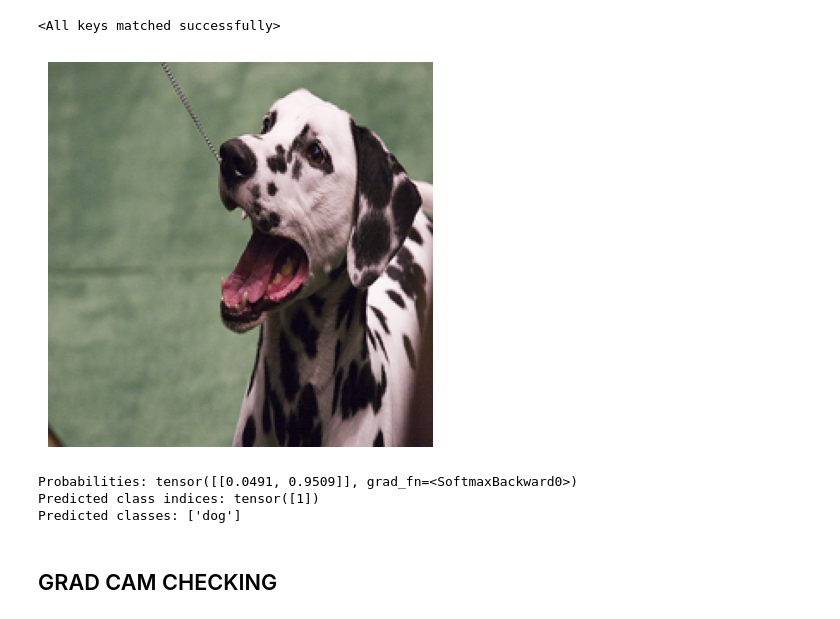
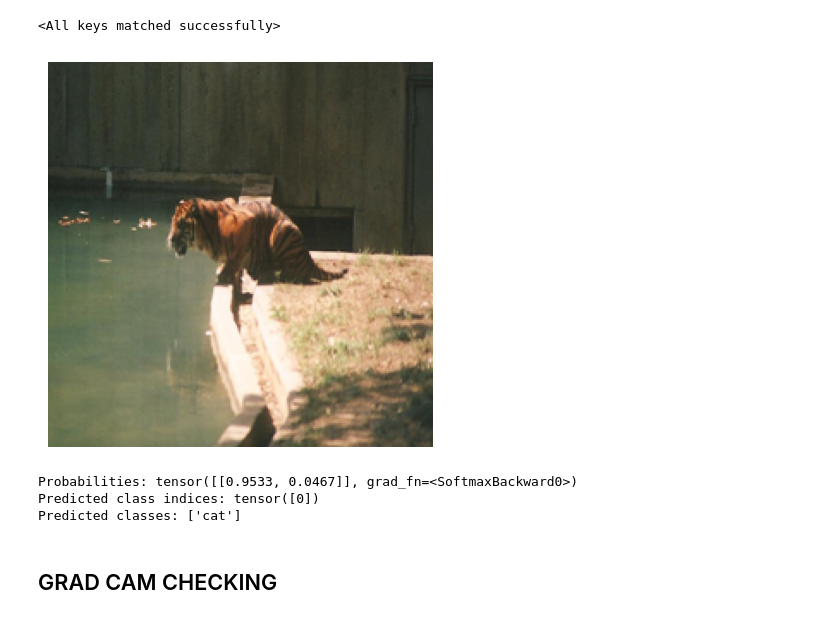
Before and after one commit to Danila-Pechenev/mae_railway_risk, a Jupyter notebook: vitmae_finetune_visualize.ipynb, the cells around one changed output. Saved outputs shown, nothing was run; the diff lists cells and outputs as text; code cells hidden in the pictures.

Commit message:
test usage in eval

```diff
--- a/vitmae_finetune_visualize.ipynb
+++ b/vitmae_finetune_visualize.ipynb
@@ -71,21 +94,21 @@ model_mae_classif = prepare_model(chkpt_dir, 'vit_large_patch16')
 # %% [output]
 <All keys matched successfully>
 # %%
-img_path = "../../data/cat_dog/test/dog/50.jpg"
+img_path = "../../data/cat_dog/test/cat/75.jpg"
 img_true= Image.open(img_path)
 img_resized = img_true.resize((224, 224))
 img_float = np.array(img_resized) / 255.
 
 assert img_float.shape == (224, 224, 3)
 
 # normalize by ImageNet mean and std
 img = img_float - imagenet_mean
 img_tsf = img / imagenet_std
 
 plt.rcParams['figure.figsize'] = [5, 5]
 show_image(torch.tensor(img_tsf))
 # %% [output]
-[figure, old version]
+[figure, new version]
 # %%
 result = run_one_image(img_tsf, model_mae_classif)
 # Optionally compute probabilities
@@ -101,9 +124,9 @@ class_labels = ['cat', 'dog']
 predicted_classes = [class_labels[idx] for idx in predicted_class_indices]
 print("Predicted classes:", predicted_classes)
 # %% [output]
-Probabilities: tensor([[0.0491, 0.9509]], grad_fn=<SoftmaxBackward0>)
-Predicted class indices: tensor([1])
-Predicted classes: ['dog']
+Probabilities: tensor([[0.9533, 0.0467]], grad_fn=<SoftmaxBackward0>)
+Predicted class indices: tensor([0])
+Predicted classes: ['cat']
 # %% [markdown]
 ## GRAD CAM CHECKING
 # %%
```
Also changed, not shown: parts of 9 cells of this notebook, 5 other files.
